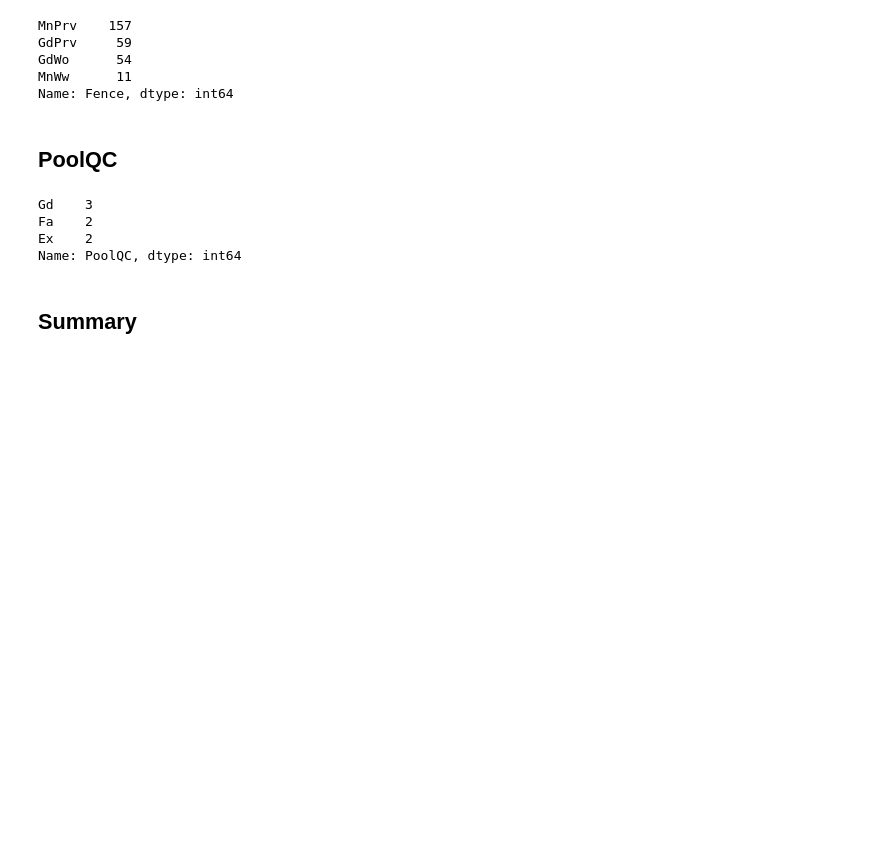
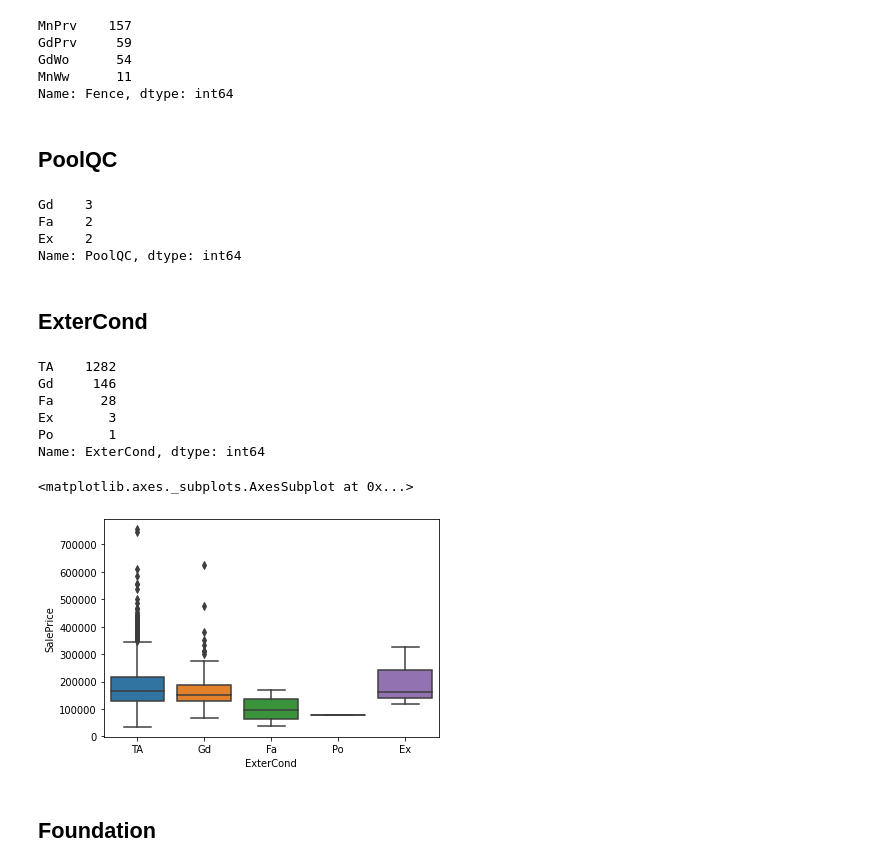
Before and after one commit to FoseFx/HousePrices, a Jupyter notebook: Data_exploration_housing_prices.ipynb, the cells around one changed output. Cells and saved outputs as stored; diff of their text form; code cells hidden in the pictures; blank space fills up the shorter version.

```diff
--- a/Data_exploration_housing_prices.ipynb
+++ b/Data_exploration_housing_prices.ipynb
@@ -645,4 +649,4 @@ Fa    2
 Ex    2
 Name: PoolQC, dtype: int64
 # %% [markdown]
-## Summary
+## ExterCond
@@ -732,0 +653,16 @@ Name: PoolQC, dtype: int64
+# %%
+df_train["ExterCond"].value_counts()
+# %% [output]
+TA    1282
+Gd     146
+Fa      28
+Ex       3
+Po       1
+Name: ExterCond, dtype: int64
+# %%
+sns.boxplot(data=df_train, y="SalePrice", x="ExterCond")
+# %% [output]
+<matplotlib.axes._subplots.AxesSubplot at 0x...>
+[figure, added]
+# %% [markdown]
+## Foundation
```
Also changed, not shown: parts of 23 cells of this notebook.
